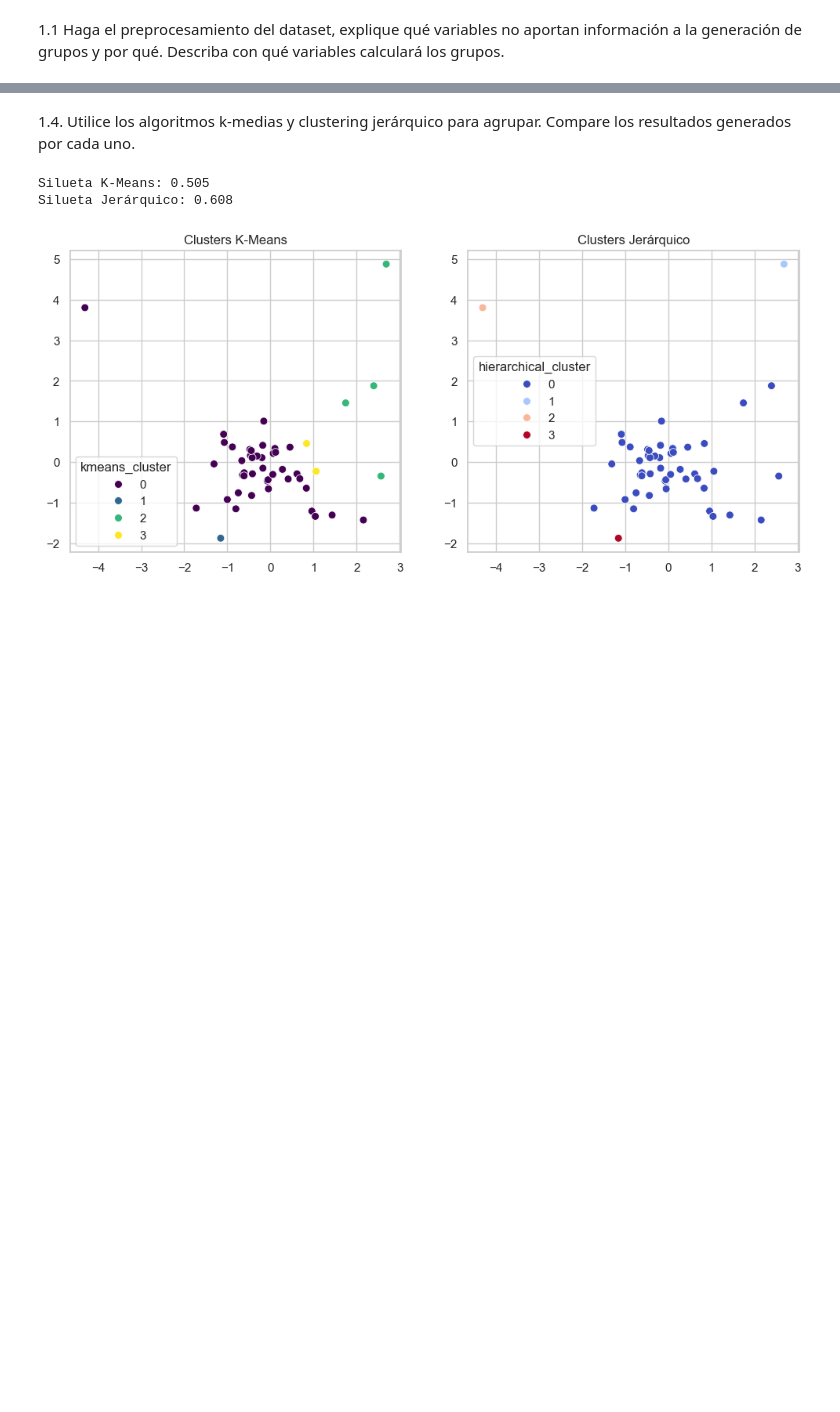
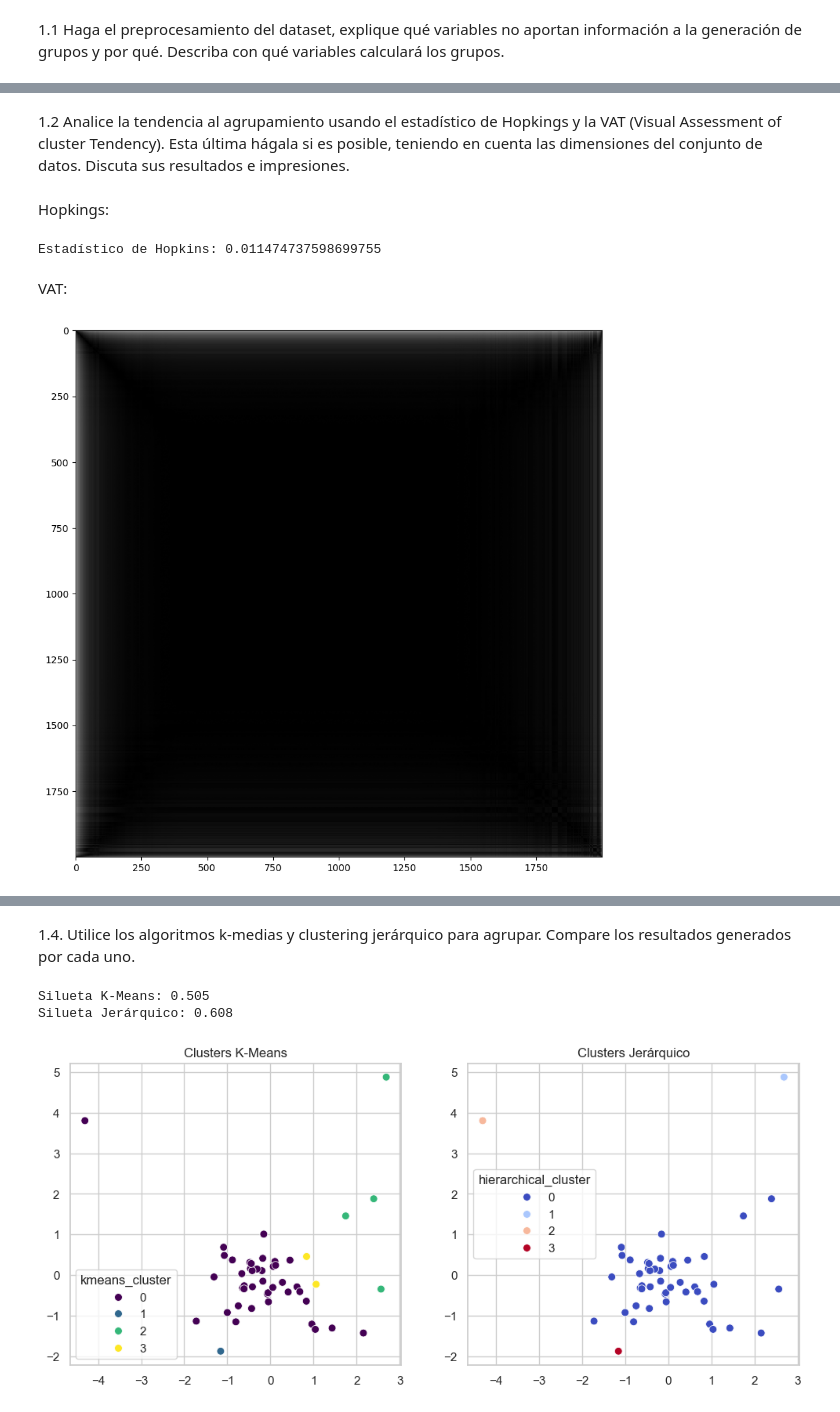
Before and after one commit to michellemej22596/HT2-MineriaDeDatos, a Jupyter notebook: Clustering.ipynb, the cells around one changed output, grey strips where cells are left out. Saved outputs shown, nothing was run; the diff lists cells and outputs as text; code cells hidden in the pictures; blank space fills up the shorter version.

```diff
--- a/Clustering.ipynb
+++ b/Clustering.ipynb
@@ -31,3 +33,23 @@ df_cluster = df_cluster.fillna(df_cluster.median())
 # Normalizar las variables numéricas
 scaler = StandardScaler()
 df_cluster_scaled = scaler.fit_transform(df_cluster)
+# %% [markdown]
+1.2 Analice la tendencia al agrupamiento usando el estadístico de Hopkings y la VAT (Visual Assessment of cluster Tendency). Esta última hágala si es posible, teniendo en cuenta las dimensiones del conjunto de datos. Discuta sus resultados e impresiones.
+# %% [markdown]
+Hopkings:
+# %%
+from pyclustertend import hopkins
+
+hopkins_stat = hopkins(df_cluster_scaled, len(df_cluster_scaled))
+print(f"Estadístico de Hopkins: {hopkins_stat}")
+# %% [output]
+Estadístico de Hopkins: 0.011474737598699755
+# %% [markdown]
+VAT:
+# %%
+from pyclustertend import vat
+
+sample_df = df_cluster.sample(n=2000, random_state=42)
+vat(sample_df)
+# %% [output]
+[figure, added]
```
Also changed, not shown: parts of 7 cells of this notebook.
